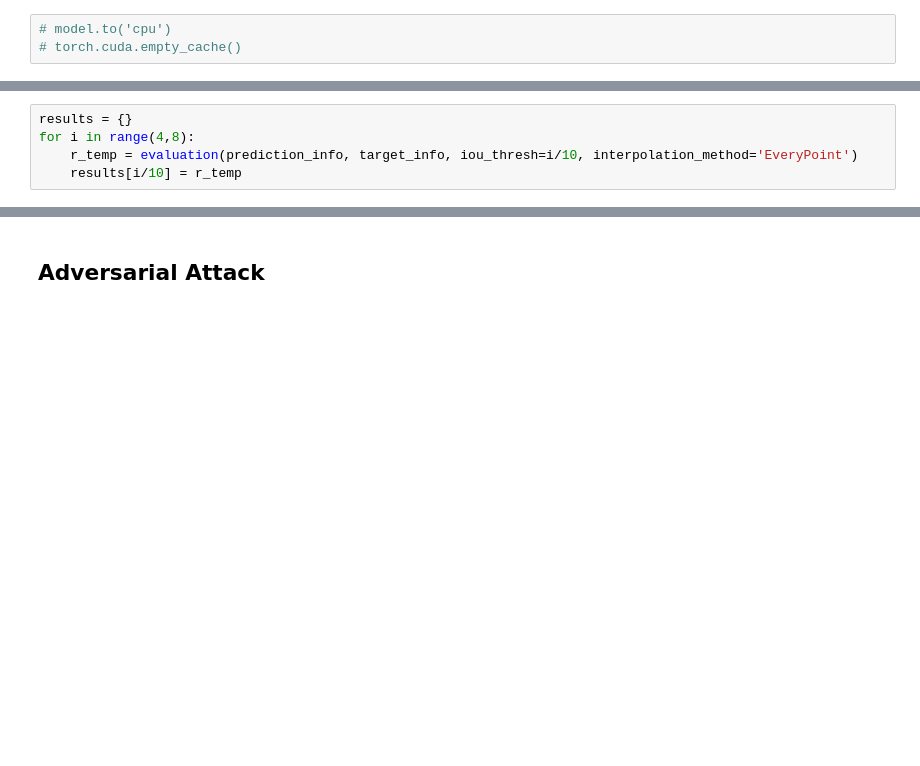
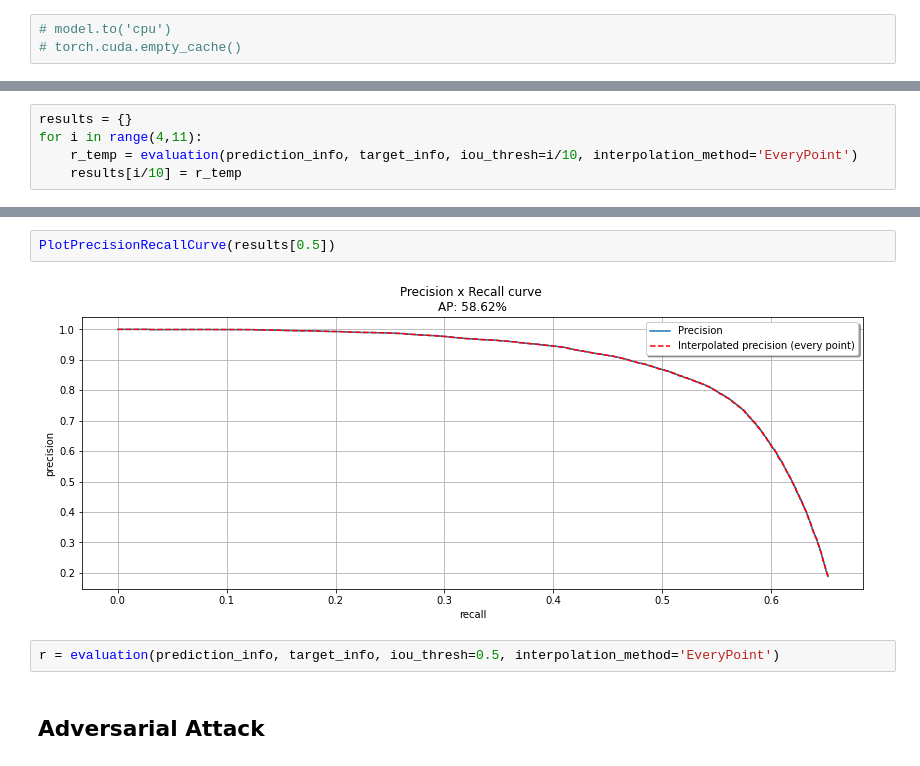
Before and after one commit to sampath9dasari/Adver-Face-Detection, a Jupyter notebook: Model Evaluation and Attack.ipynb, the cells around one changed output, grey strips where cells are left out. Drawn from its saved outputs; the diff is of its cells as text; blank space fills up the shorter version.

```diff
--- a/Model Evaluation and Attack.ipynb
+++ b/Model Evaluation and Attack.ipynb
@@ -66,6 +74,6 @@ Time elapsed in Predicting: 14.24 minutes
 # %%
 results = {}
-for i in range(4,8):
+for i in range(4,11):
     r_temp = evaluation(prediction_info, target_info, iou_thresh=i/10, interpolation_method='EveryPoint')
     results[i/10] = r_temp
 # %%
@@ -85,3 +107,9 @@ For the Threshold 0.7
+# %%
+PlotPrecisionRecallCurve(results[0.5])
+# %% [output]
+[figure, added]
+# %%
+r = evaluation(prediction_info, target_info, iou_thresh=0.5, interpolation_method='EveryPoint')
 # %% [markdown]
 ## Adversarial Attack
 # %%
```
Also changed, not shown: parts of 5 cells of this notebook, 2 other files.
